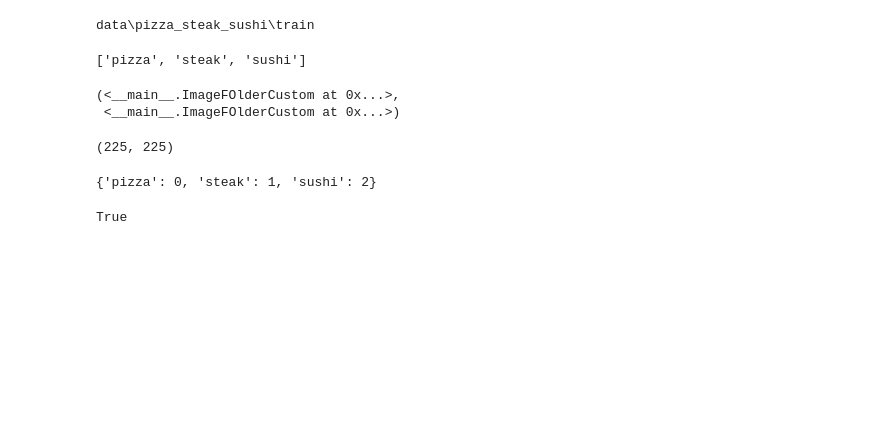
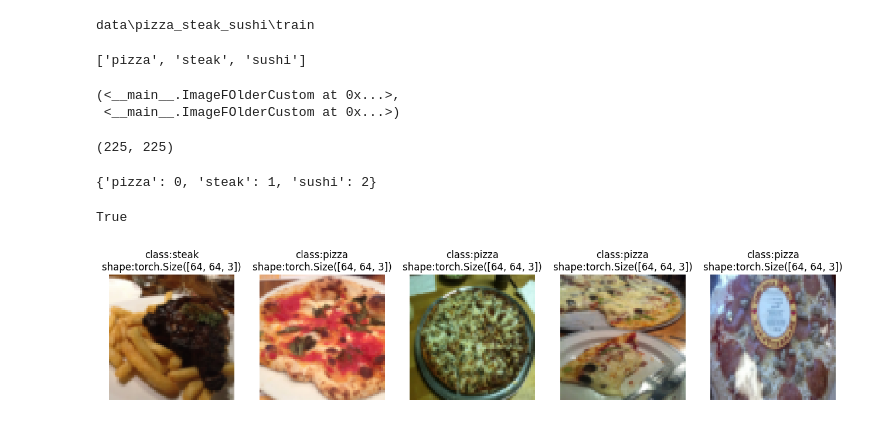
Before and after one commit to Omkar985087/PyTorch, a Jupyter notebook: 07_pytorch.ipynb, the cells around one changed output. Drawn from its saved outputs; the diff is of its cells as text; code cells hidden in the pictures; blank space fills up the shorter version.

```diff
--- a/07_pytorch.ipynb
+++ b/07_pytorch.ipynb
@@ -406,7 +406,7 @@ def display_random_images(dataset:torch.utils.data.Dataset,
         random.seed(seed)
 
     #4.get random sample indexes
-    random_sample_idx=random.sample(range(len(dataset)),k=10)
+    random_sample_idx=random.sample(range(len(dataset)),k=n)
 
     #5.setup plot
     plt.figure(figsize=(16,8))
@@ -427,3 +427,11 @@ def display_random_images(dataset:torch.utils.data.Dataset,
             if display_shape:
                 title=title+f"\nshape:{targ_image_adjust.shape}"
         plt.title(title)
+# %%
+#display random images from image folder create dataset
+display_random_images(train_data,
+                      n=5,
+                      classes=class_names,
+                      seed=None)
+# %% [output]
+[figure, added]
```
Also changed, not shown: parts of 2 cells of this notebook.
